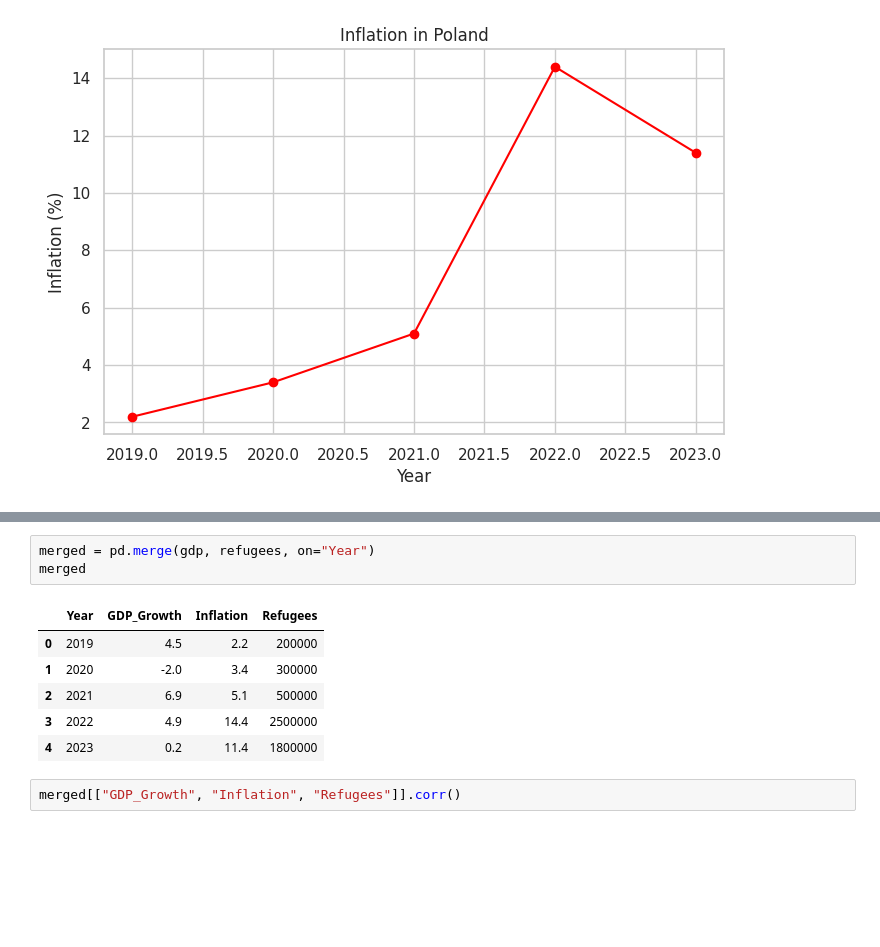
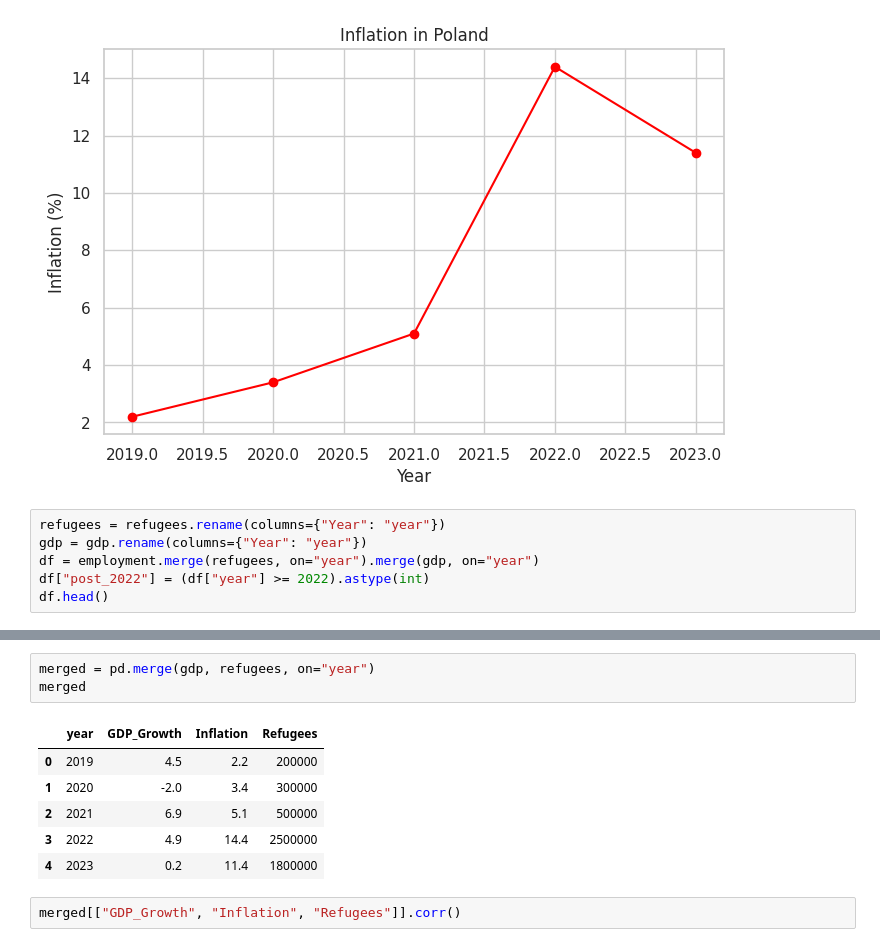
Before and after one commit to sarasiarek-coder/Poland-economy-refugees-analysis-, a Jupyter notebook: notebooks/poland_ukraine_war_analysis.ipynb, the cells around one changed output, grey strips where cells are left out. Drawn from its saved outputs; the diff is of its cells as text; blank space fills up the shorter version.

```diff
--- a/notebooks/poland_ukraine_war_analysis.ipynb
+++ b/notebooks/poland_ukraine_war_analysis.ipynb
@@ -52,3 +64,9 @@ plt.ylabel("Inflation (%)")
 plt.show()
 # %% [output]
 [figure]
+# %%
+refugees = refugees.rename(columns={"Year": "year"})
+gdp = gdp.rename(columns={"Year": "year"})
+df = employment.merge(refugees, on="year").merge(gdp, on="year")
+df["post_2022"] = (df["year"] >= 2022).astype(int)
+df.head()
@@ -55,8 +104,8 @@ plt.show()
 # %%
-merged = pd.merge(gdp, refugees, on="Year")
+merged = pd.merge(gdp, refugees, on="year")
 merged
 # %% [output]
-|  | Year | GDP_Growth | Inflation | Refugees |
+|  | year | GDP_Growth | Inflation | Refugees |
 | 0 | 2019 | 4.5 | 2.2 | 200000 |
 | 1 | 2020 | -2.0 | 3.4 | 300000 |
 | 2 | 2021 | 6.9 | 5.1 | 500000 |
```
Also changed, not shown: parts of 8 cells of this notebook.
